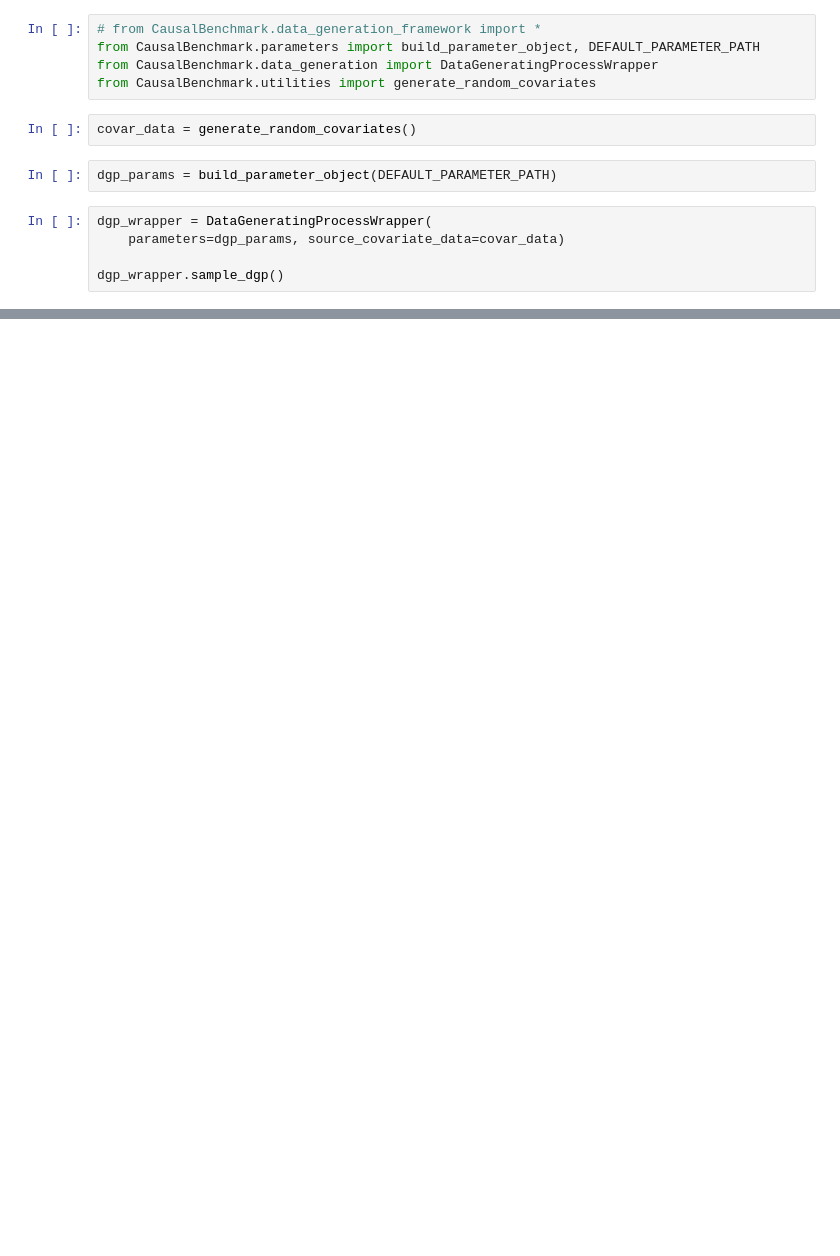
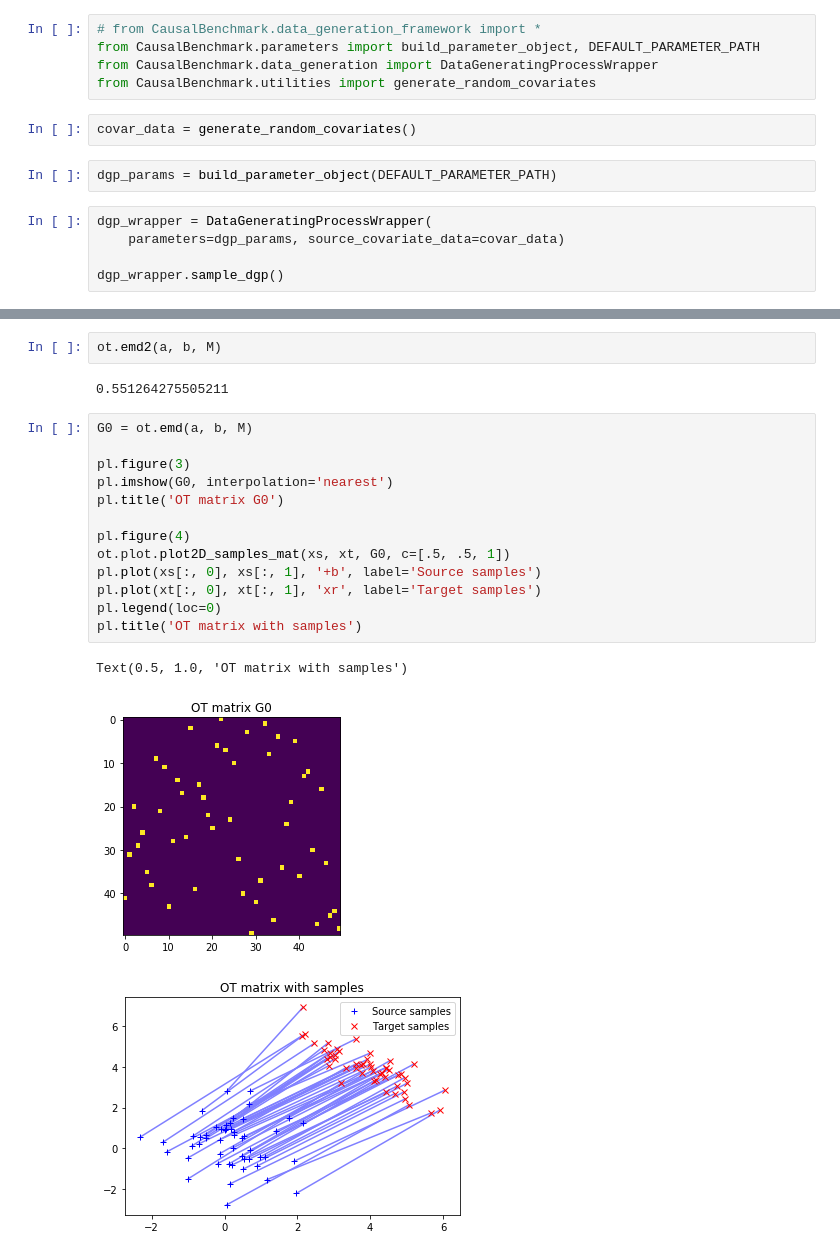
Before and after one commit to JoshBroomberg/Maccabee, a Jupyter notebook: DataGeneration/Data Generation Analysis.ipynb, the cells around one changed output, grey strips where cells are left out. Cells and saved outputs as stored; diff of their text form; blank space fills up the shorter version.

```diff
--- a/DataGeneration/Data Generation Analysis.ipynb
+++ b/DataGeneration/Data Generation Analysis.ipynb
@@ -42,0 +123,21 @@ oracle_data.head()
+# %%
+ot.emd2(a, b, M)
+# %% [output]
+0.551264275505211
+# %%
+G0 = ot.emd(a, b, M)
+
+pl.figure(3)
+pl.imshow(G0, interpolation='nearest')
+pl.title('OT matrix G0')
+
+pl.figure(4)
+ot.plot.plot2D_samples_mat(xs, xt, G0, c=[.5, .5, 1])
+pl.plot(xs[:, 0], xs[:, 1], '+b', label='Source samples')
+pl.plot(xt[:, 0], xt[:, 1], 'xr', label='Target samples')
+pl.legend(loc=0)
+pl.title('OT matrix with samples')
+# %% [output]
+Text(0.5, 1.0, 'OT matrix with samples')
+[figure, added]
+[figure, added]
```
Also changed, not shown: parts of 16 cells of this notebook, 5 other files.
